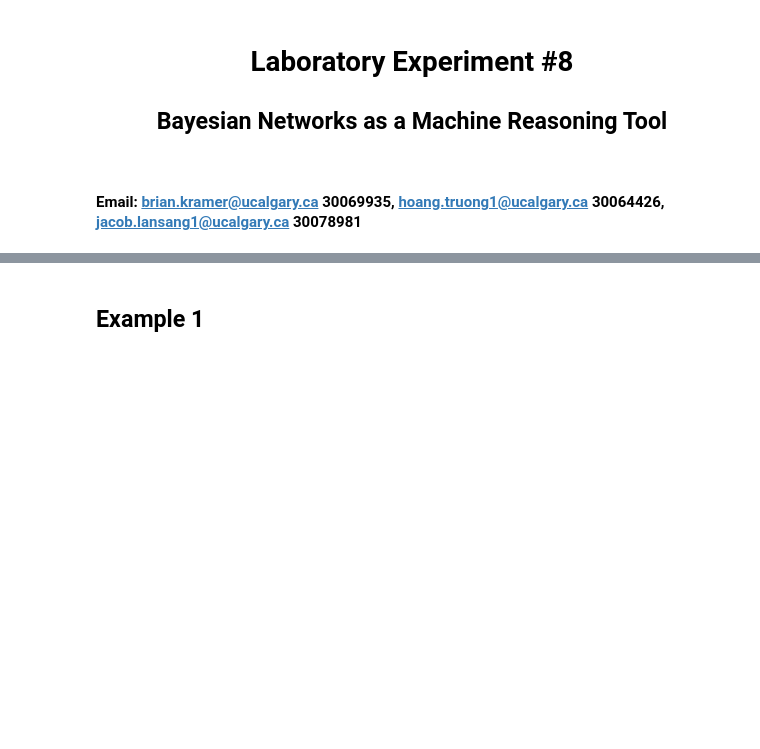
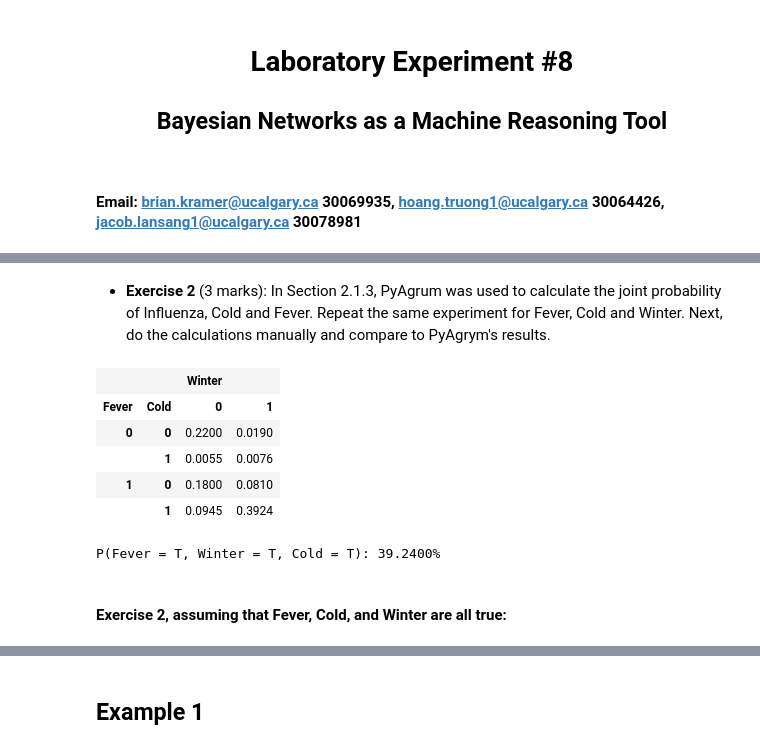
Before and after one commit to xtinatruong/encm509, a Jupyter notebook: Lab8/Lab08-BayesianNetwork 2022W.ipynb, the cells around one changed output, grey strips where cells are left out. Drawn from its saved outputs; the diff is of its cells as text; code cells hidden in the pictures; blank space fills up the shorter version.

```diff
--- a/Lab8/Lab08-BayesianNetwork 2022W.ipynb
+++ b/Lab8/Lab08-BayesianNetwork 2022W.ipynb
@@ -29,0 +36,7 @@ random.seed(r_seed)
+# %% [markdown]
+- **Exercise 2** (3 marks): In  Section 2.1.3, PyAgrum was used to calculate the joint probability of Influenza, Cold and Fever. Repeat the same experiment for Fever, Cold and Winter. Next, do the calculations manually and compare to PyAgrym's results.
+# %%
+# fast create a BN (random paramaters are chosen)
+bn1 = gum.fastBN('Winter->Influenza;' +
+                'Winter->Cold;' +
+                'Influenza->Fever<-Cold')
@@ -29,0 +59,20 @@ random.seed(r_seed)
+# %%
+# Calculating the joint probability: Chain Rule
+pICF = bn1.cpt('Influenza') * bn1.cpt('Cold') * bn1.cpt('Fever') * bn1.cpt('Winter')
+# %%
+pICF = pICF.margSumOut(['Influenza'])
+pICF.normalize()
+# %% [output]
+|  |  | Winter |  |
+| Fever | Cold | 0 | 1 |
+| 0 | 0 | 0.2200 | 0.0190 |
+|  | 1 | 0.0055 | 0.0076 |
+| 1 | 0 | 0.1800 | 0.0810 |
+|  | 1 | 0.0945 | 0.3924 |
+# %%
+# the 1,0,0 in pICF corresponds to Fever=1, Winter=1 and Cold=1
+print('P(Fever = T, Winter = T, Cold = T): %.4f%%' % (pICF[1,1,1] * 100))
+# %% [output]
+P(Fever = T, Winter = T, Cold = T): 39.2400%
+# %% [markdown]
+#### Exercise 2, assuming that Fever, Cold, and Winter are all true:
```
Also changed, not shown: parts of 49 cells of this notebook, 4 other files.
